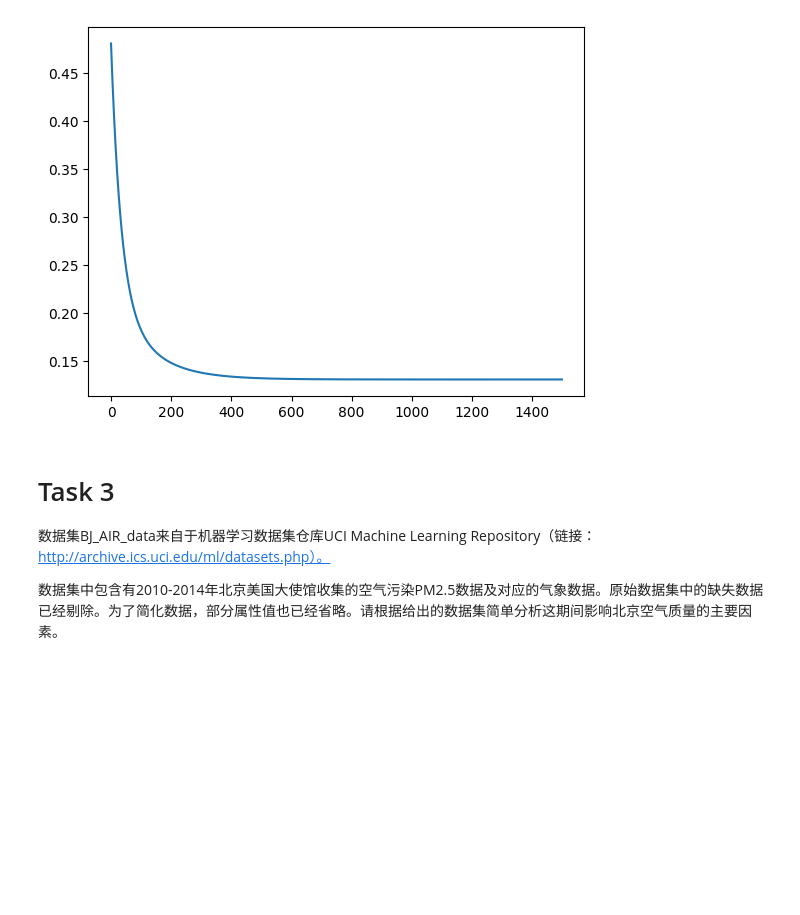
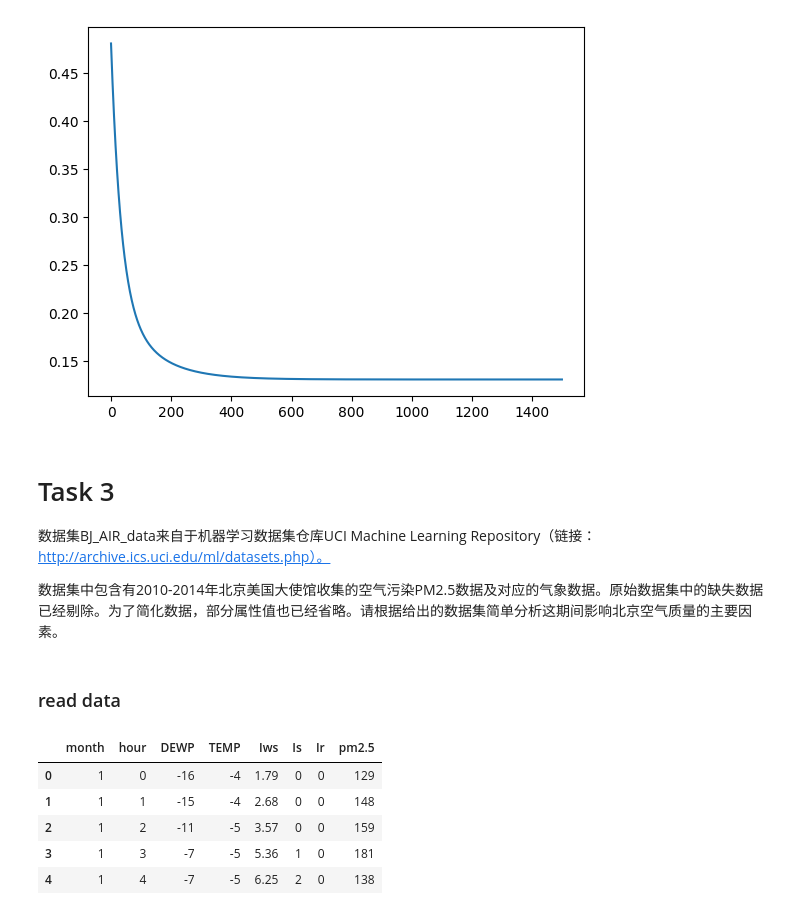
Before and after one commit to Gabenoob/SecML, a Jupyter notebook: 实验一文件/work.ipynb, the cells around one changed output. Saved outputs shown, nothing was run; the diff lists cells and outputs as text; code cells hidden in the pictures; blank space fills up the shorter version.

```diff
--- a/实验一文件/work.ipynb
+++ b/实验一文件/work.ipynb
@@ -155,3 +155,15 @@ plt.plot(range(num_iters), cost_history, '-')
 数据集BJ_AIR_data来自于机器学习数据集仓库UCI Machine Learning Repository（链接：http://archive.ics.uci.edu/ml/datasets.php）。
 
 数据集中包含有2010-2014年北京美国大使馆收集的空气污染PM2.5数据及对应的气象数据。原始数据集中的缺失数据已经剔除。为了简化数据，部分属性值也已经省略。请根据给出的数据集简单分析这期间影响北京空气质量的主要因素。
+# %% [markdown]
+### read data
+# %%
+data3 = pd.read_csv('BJ_AIR_data.csv',header=0)
+data3.head()
+# %% [output]
+|  | month | hour | DEWP | TEMP | Iws | Is | Ir | pm2.5 |
+| 0 | 1 | 0 | -16 | -4 | 1.79 | 0 | 0 | 129 |
+| 1 | 1 | 1 | -15 | -4 | 2.68 | 0 | 0 | 148 |
+| 2 | 1 | 2 | -11 | -5 | 3.57 | 0 | 0 | 159 |
+| 3 | 1 | 3 | -7 | -5 | 5.36 | 1 | 0 | 181 |
+| 4 | 1 | 4 | -7 | -5 | 6.25 | 2 | 0 | 138 |
```
Also changed, not shown: parts of 3 cells of this notebook.
